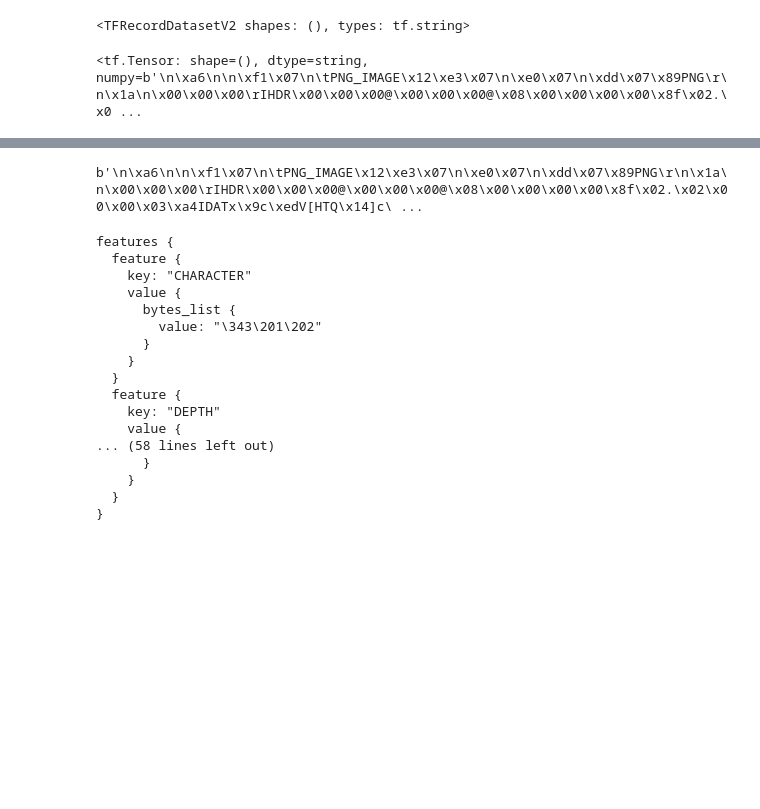
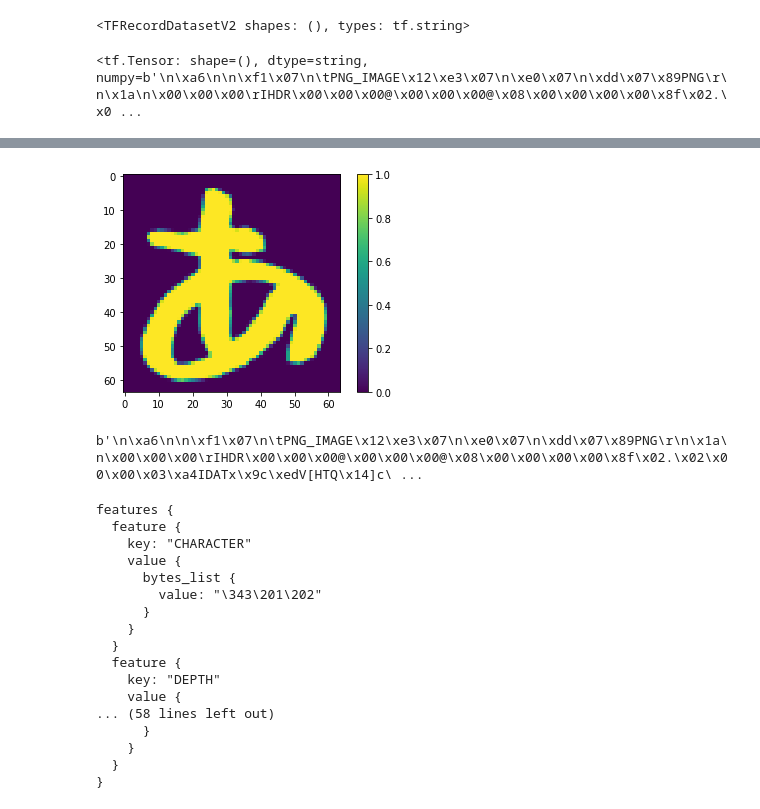
Before and after one commit to ichisadashioko/hiragana-recognition, a Jupyter notebook: note.ipynb, the cells around one changed output, grey strips where cells are left out. Drawn from its saved outputs; the diff is of its cells as text; code cells hidden in the pictures; blank space fills up the shorter version.

```diff
--- a/note.ipynb
+++ b/note.ipynb
@@ -706,3 +781,9 @@ raw_record
+# %%
+plt.imshow(extracted_normalized_value_image)
+plt.colorbar()
+plt.show()
+# %% [output]
+[figure, added]
 # %%
 raw_record.numpy()
 # %% [output]
```
Also changed, not shown: parts of 10 cells of this notebook, 2 other files.
